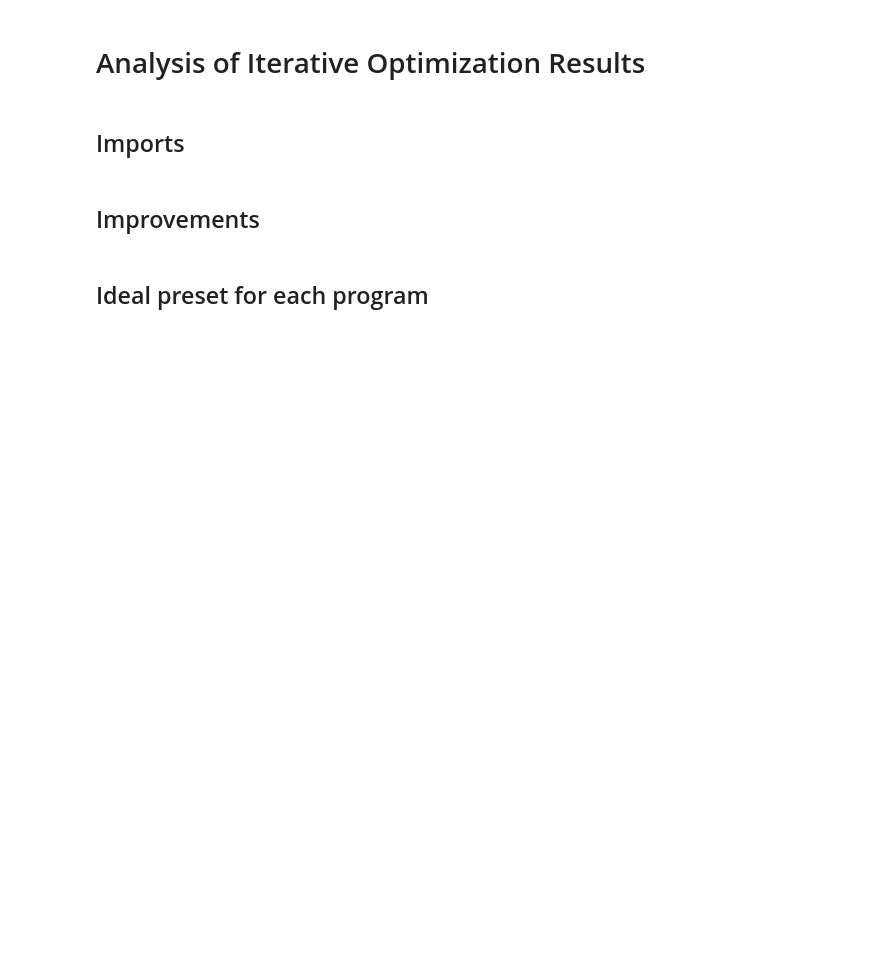
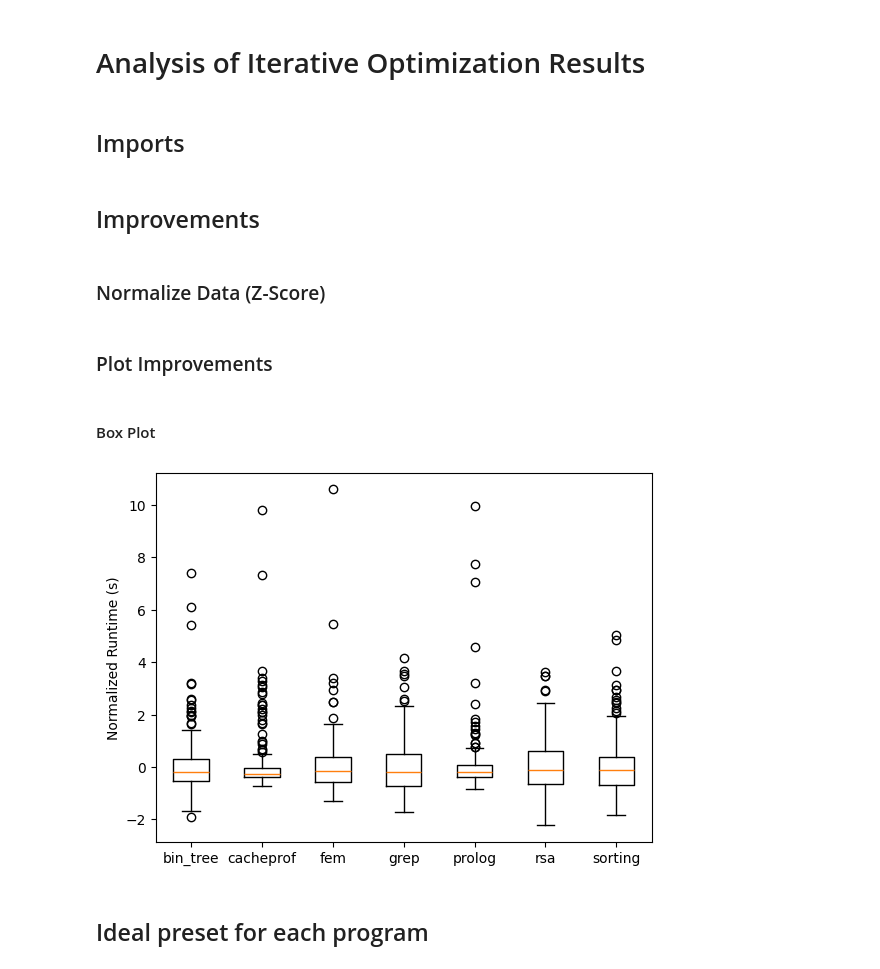
Before and after one commit to leafcathead/pepercr-thesis, a Jupyter notebook: Jupyter/Iterative_Results.ipynb, the cells around one changed output. Cells and saved outputs as stored; diff of their text form; code cells hidden in the pictures; blank space fills up the shorter version.

Commit message:
Data for Wednesday ready

```diff
--- a/Jupyter/Iterative_Results.ipynb
+++ b/Jupyter/Iterative_Results.ipynb
@@ -22,4 +21,57 @@ tables = [binary_trees_iterative, cacheprof_iterative, compress_iterative, fem_i
 # %% [markdown]
 ## Improvements
+# %% [markdown]
+### Normalize Data (Z-Score)
+# %%
+binary_trees_iterative_norm = binary_trees_iterative.copy()
+binary_trees_iterative_norm["Runtime"] = (binary_trees_iterative_norm["Runtime"] - binary_trees_iterative_norm["Runtime"].mean())/binary_trees_iterative_norm["Runtime"].std()
+binary_trees_iterative_norm.drop(columns=["Elapsed_Time","Mode"])
+
+cacheprof_iterative_norm = cacheprof_iterative.copy()
+cacheprof_iterative_norm["Runtime"] = (cacheprof_iterative_norm["Runtime"] - cacheprof_iterative_norm["Runtime"].mean())/cacheprof_iterative_norm["Runtime"].std()
+cacheprof_iterative_norm.drop(columns=["Elapsed_Time","Mode"])
+
+fem_iterative_norm = fem_iterative.copy()
+fem_iterative_norm["Runtime"] = (fem_iterative_norm["Runtime"] - fem_iterative_norm["Runtime"].mean())/fem_iterative_norm["Runtime"].std()
+fem_iterative_norm.drop(columns=["Elapsed_Time","Mode"])
+
+grep_iterative_norm = grep_iterative.copy()
+grep_iterative_norm["Runtime"] = (grep_iterative_norm["Runtime"] - grep_iterative_norm["Runtime"].mean())/grep_iterative_norm["Runtime"].std()
+grep_iterative_norm.drop(columns=["Elapsed_Time","Mode"])
+
+prolog_iterative_norm = prolog_iterative.copy()
+prolog_iterative_norm["Runtime"] = (prolog_iterative_norm["Runtime"] - prolog_iterative_norm["Runtime"].mean())/prolog_iterative_norm["Runtime"].std()
+prolog_iterative_norm.drop(columns=["Elapsed_Time","Mode"])
+
+rsa_iterative_norm = rsa_iterative.copy()
+rsa_iterative_norm["Runtime"] = (rsa_iterative_norm["Runtime"] - rsa_iterative_norm["Runtime"].mean())/rsa_iterative_norm["Runtime"].std()
+rsa_iterative_norm.drop(columns=["Elapsed_Time","Mode"])
+
+sorting_iterative_norm = sorting_iterative.copy()
+sorting_iterative_norm["Runtime"] = (sorting_iterative_norm["Runtime"] - sorting_iterative_norm["Runtime"].mean())/sorting_iterative_norm["Runtime"].std()
+sorting_iterative_norm.drop(columns=["Elapsed_Time","Mode"])
+
+normalized_tables = [binary_trees_iterative_norm, cacheprof_iterative_norm, fem_iterative_norm, grep_iterative_norm, prolog_iterative_norm, rsa_iterative_norm, sorting_iterative_norm]
+tick_labels = ["bin_tree","cacheprof","fem","grep","prolog","rsa","sorting"]
+# %% [markdown]
+### Plot Improvements
+# %% [markdown]
+#### Box Plot
+# %%
+fig, ax = plt.subplots()
+
+#ax.boxplot([binary_trees_iterative_norm["Runtime"],])
+lst1 = []
+
+for t in normalized_tables:
+    lst1.append(t["Runtime"])
+
+ax.boxplot(lst1)
+ax.set_xticklabels(tick_labels)
+ax.set_ylabel("Normalized Runtime (s)")
+
+plt.show()
+# %% [output]
+[figure, added]
 # %% [markdown]
 ## Ideal preset for each program
```
Also changed, not shown: parts of 10 cells of this notebook, 2 other files.
